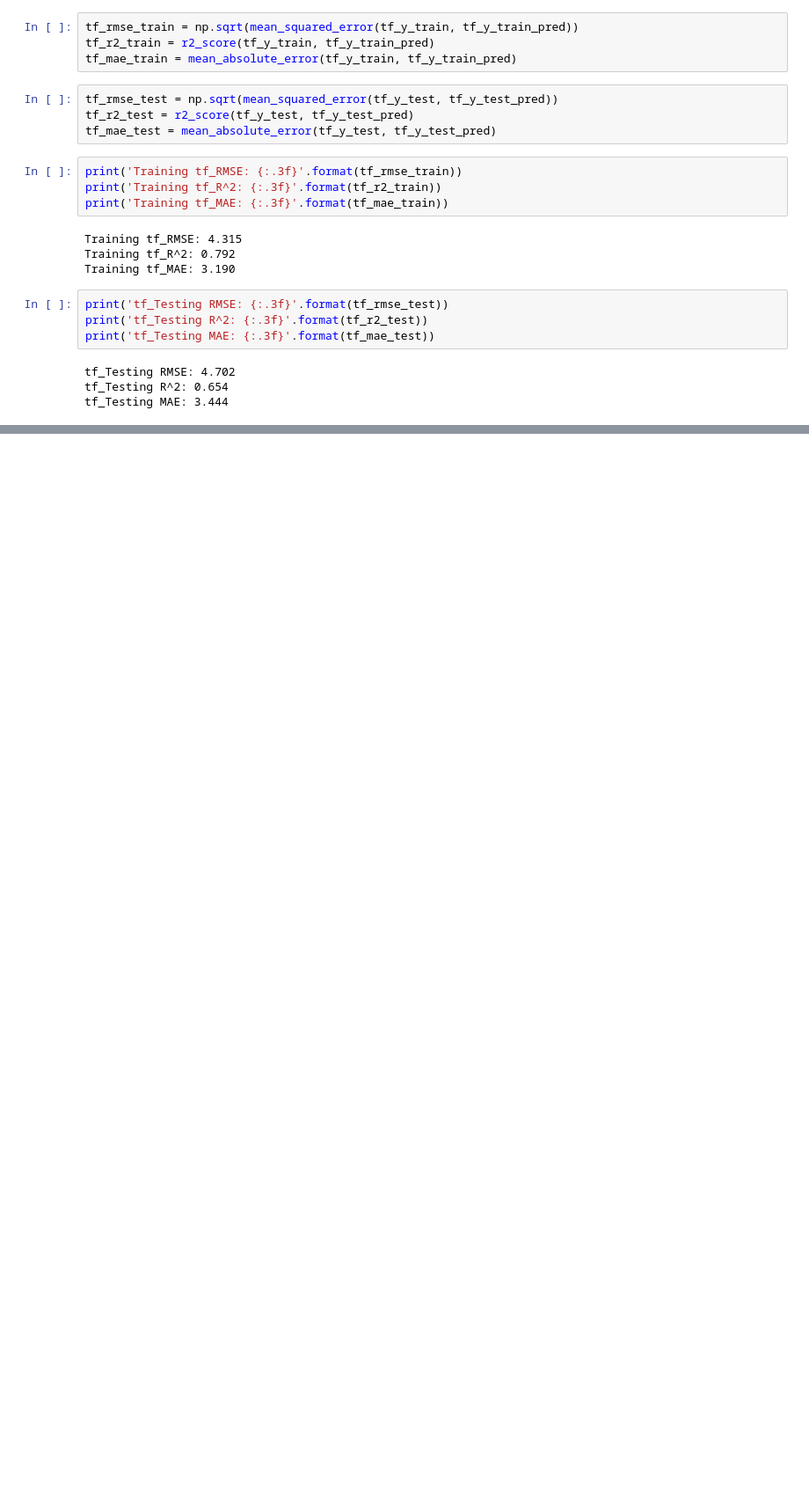
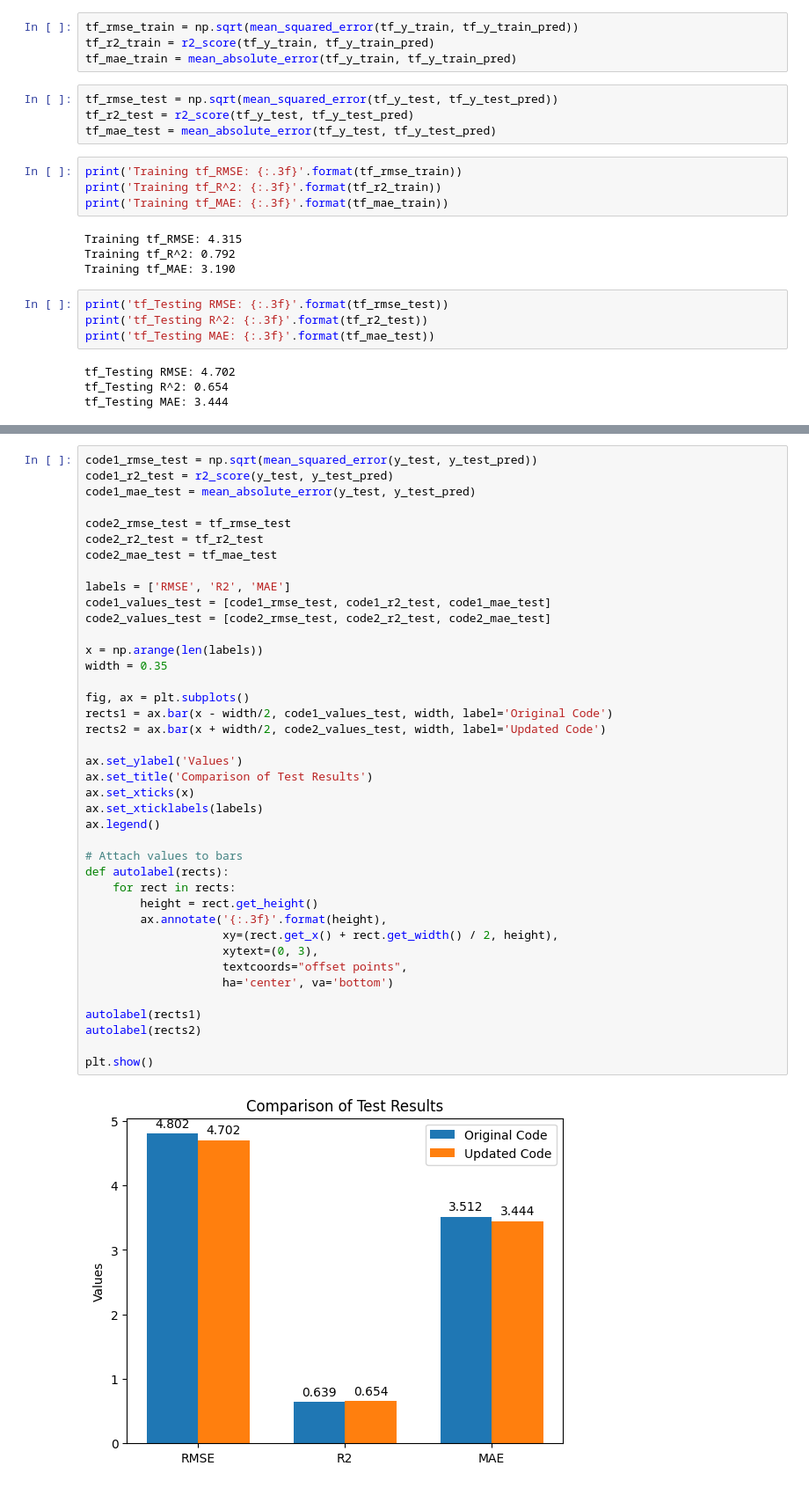
Before and after one commit to STW5/Machine-Learning, a Jupyter notebook: [기계학습]_20191513_서태웅_기말과제_대체.ipynb, the cells around one changed output, grey strips where cells are left out. Shown at 88% size. Cells and saved outputs as stored; diff of their text form; blank space fills up the shorter version.

```diff
--- a/[기계학습]_20191513_서태웅_기말과제_대체.ipynb
+++ b/[기계학습]_20191513_서태웅_기말과제_대체.ipynb
@@ -352,0 +396,42 @@ tf_Testing MAE: 3.444
+# %%
+code1_rmse_test = np.sqrt(mean_squared_error(y_test, y_test_pred))
+code1_r2_test = r2_score(y_test, y_test_pred)
+code1_mae_test = mean_absolute_error(y_test, y_test_pred)
+
+code2_rmse_test = tf_rmse_test
+code2_r2_test = tf_r2_test
+code2_mae_test = tf_mae_test
+
+labels = ['RMSE', 'R2', 'MAE']
+code1_values_test = [code1_rmse_test, code1_r2_test, code1_mae_test]
+code2_values_test = [code2_rmse_test, code2_r2_test, code2_mae_test]
+
+x = np.arange(len(labels))
+width = 0.35
+
+fig, ax = plt.subplots()
+rects1 = ax.bar(x - width/2, code1_values_test, width, label='Original Code')
+rects2 = ax.bar(x + width/2, code2_values_test, width, label='Updated Code')
+
+ax.set_ylabel('Values')
+ax.set_title('Comparison of Test Results')
+ax.set_xticks(x)
+ax.set_xticklabels(labels)
+ax.legend()
+
+# Attach values to bars
+def autolabel(rects):
+    for rect in rects:
+        height = rect.get_height()
+        ax.annotate('{:.3f}'.format(height),
+                    xy=(rect.get_x() + rect.get_width() / 2, height),
+                    xytext=(0, 3),
+                    textcoords="offset points",
+                    ha='center', va='bottom')
+
+autolabel(rects1)
+autolabel(rects2)
+
+plt.show()
+# %% [output]
+[figure, added]
```
Also changed, not shown: parts of 4 cells of this notebook.
